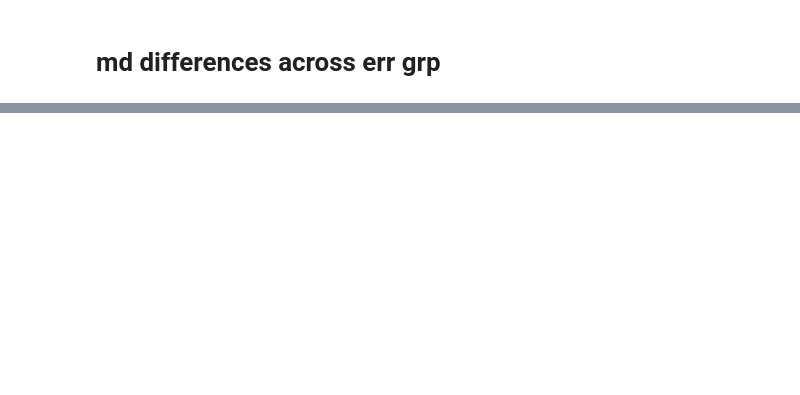
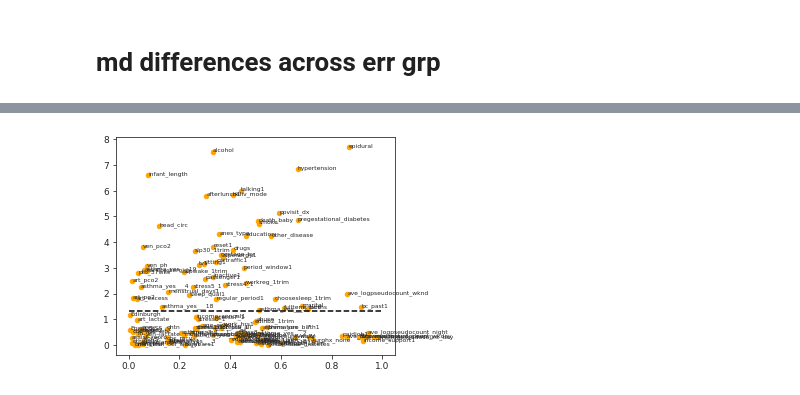
Before and after one commit to nealgravindra/wearables, a Jupyter notebook: notebooks/eval_error_analysis.ipynb, the cells around one changed output, grey strips where cells are left out. Saved outputs shown, nothing was run; the diff lists cells and outputs as text; code cells hidden in the pictures; blank space fills up the shorter version.

```diff
--- a/notebooks/eval_error_analysis.ipynb
+++ b/notebooks/eval_error_analysis.ipynb
@@ -462,4 +469,4 @@ importlib.reload(weareval)
 # %%
-res = stat_err_analysis(md, mdpred_voi, out_file=os.path.join(pfp, 'md_predictability_knn.pkl'), model=kNN)
+resknn = stat_err_analysis(md, mdpred_voi, out_file=os.path.join(pfp, 'md_predictability_knn_10wk.pkl'), model=kNN)
 # %% [output]
 Starting stat and predictability on 122 vars
@@ -488,4 +556,33 @@ res_tsrf = stat_err_analysis(md, {'IS': 'continuous'}, out_file=os.path.join(pfp
-# %%
-with open(os.path.join(pfp, 'md_predictability_knn.pkl'), 'rb') as f:
-    resknn = pickle.load(f)
-    f.close()
+# %%
+def metric_list(stat_err_anal_res, mdpred_voi, clf_metric='auprc_adj', reg_metric='rho'):
+    out = {} # first is -log10 ( P ), second is metric specified
+    for i, k in enumerate(stat_err_anal_res.keys()):
+        if mdpred_voi[k] == 'continuous':
+            metric_key = reg_metric
+        else:
+            metric_key = clf_metric
+        metric = []
+        for kk in stat_err_anal_res[k]['predictability'].keys():
+            if metric_key == 'auprc_adj':
+                metric.append(stat_err_anal_res[k]['predictability'][kk][metric_key][0])
+            else:
+                metric.append(stat_err_anal_res[k]['predictability'][kk][metric_key])
+        if metric_key == 'rho':
+            metric = np.abs(metric)
+        metric = np.mean(metric)
+        out[k] = (-np.log10(stat_err_anal_res[k]['p']), metric)
+
+    return out
+# %%
+moi = metric_list(resknn, mdpred_voi)
+# %%
+fig, ax = plt.subplots(1, 1, figsize=(5, 4))
+for k in moi.keys():
+    ax.scatter(moi[k][1], moi[k][0], color='orange', s=20)
+    ax.text(moi[k][1], moi[k][0], k, size=6)
+ax.plot([0, 1], [-np.log10(0.05), -np.log10(0.05)], 'k--')
+
+if savefigs:
+    fig.savefig(os.path.join(pfp, 'scatter_errgroupdiffVpredictability_knn.pdf'), bbox_inches='tight')
+# %% [output]
+[figure, added]
```
Also changed, not shown: parts of 14 cells of this notebook, 2 other files.
